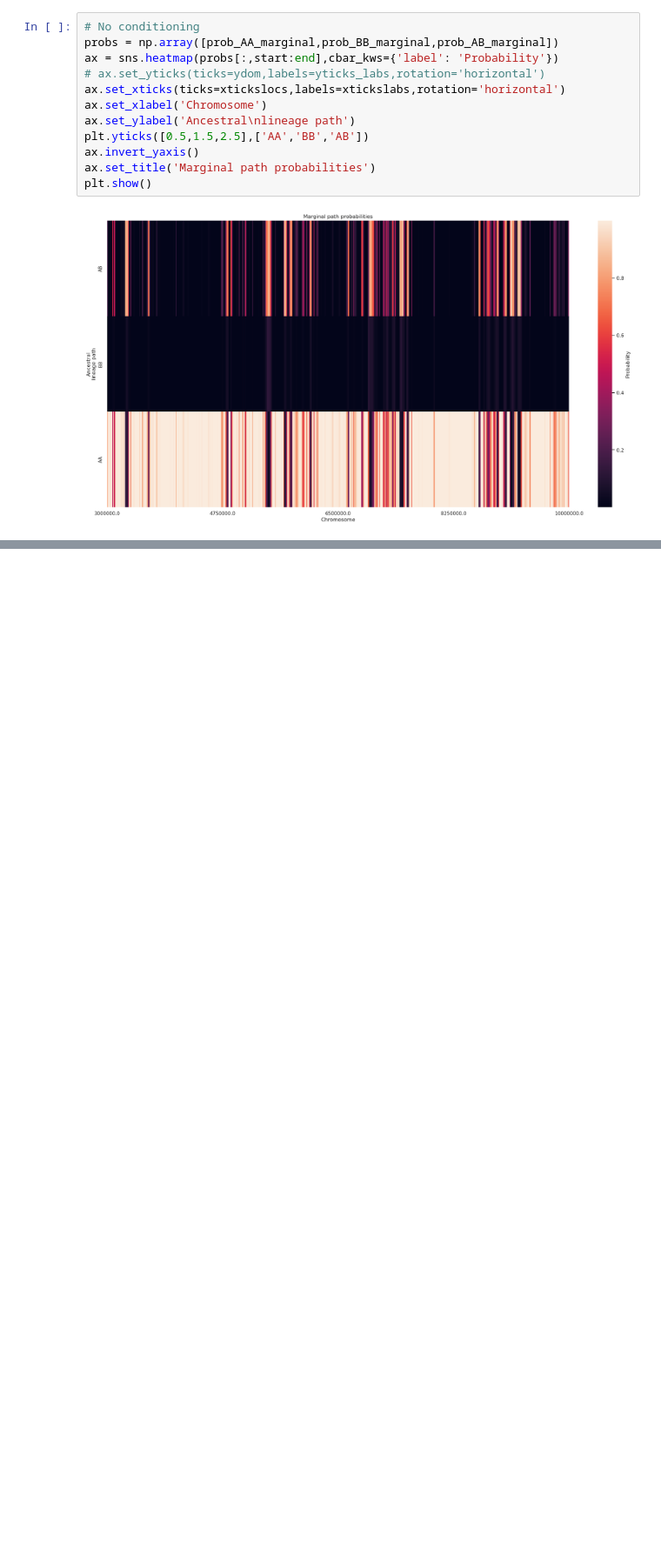
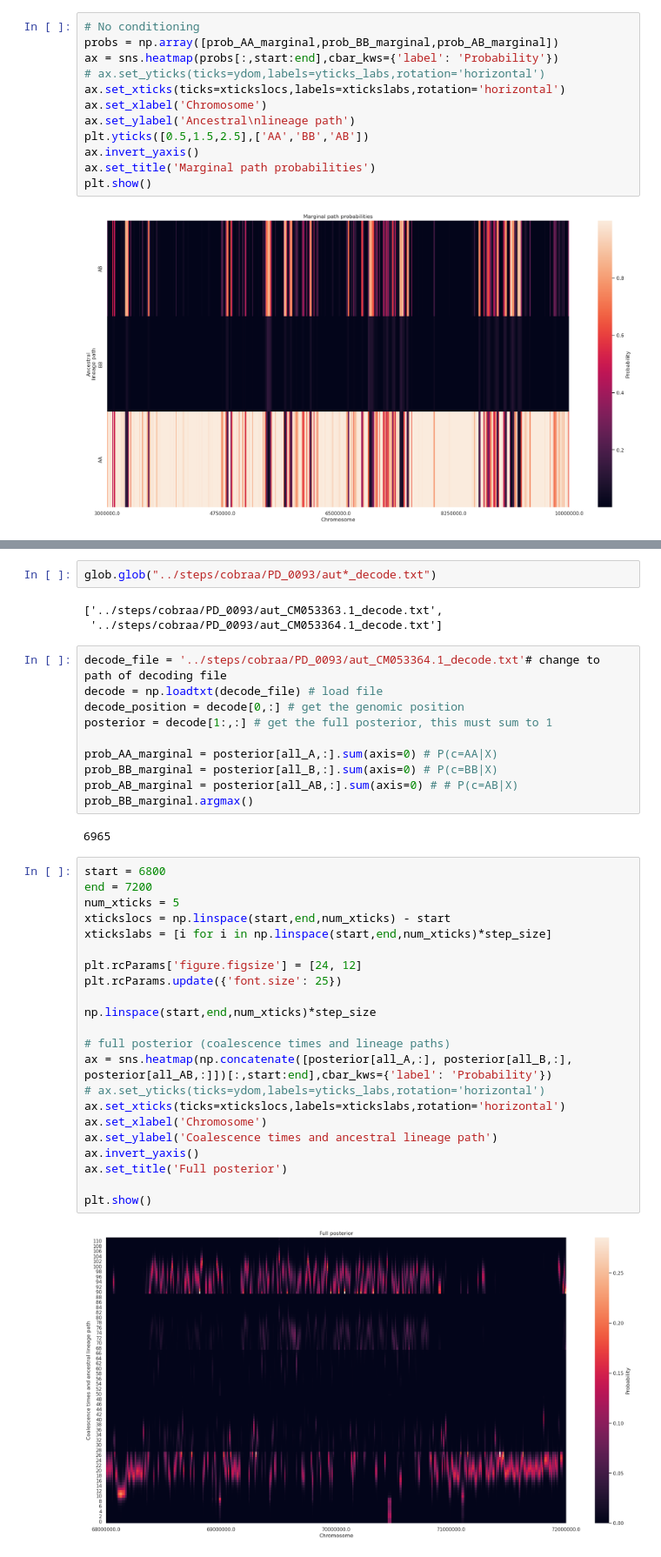
Before and after one commit to erikfogh/selection_primates, a Jupyter notebook: notebooks/cobraa01_one_sample_visuals.ipynb, the cells around one changed output, grey strips where cells are left out. Shown at 87% size. Drawn from its saved outputs; the diff is of its cells as text; blank space fills up the shorter version.

Commit message:
Cobraa investigation

```diff
--- a/notebooks/cobraa01_one_sample_visuals.ipynb
+++ b/notebooks/cobraa01_one_sample_visuals.ipynb
@@ -575,0 +593,41 @@ Also report the variables of interest.
+# %%
+glob.glob("../steps/cobraa/PD_0093/aut*_decode.txt")
+# %% [output]
+['../steps/cobraa/PD_0093/aut_CM053363.1_decode.txt',
+ '../steps/cobraa/PD_0093/aut_CM053364.1_decode.txt']
+# %%
+decode_file = '../steps/cobraa/PD_0093/aut_CM053364.1_decode.txt'# change to path of decoding file
+decode = np.loadtxt(decode_file) # load file
+decode_position = decode[0,:] # get the genomic position
+posterior = decode[1:,:] # get the full posterior, this must sum to 1
+
+prob_AA_marginal = posterior[all_A,:].sum(axis=0) # P(c=AA|X)
+prob_BB_marginal = posterior[all_B,:].sum(axis=0) # P(c=BB|X)
+prob_AB_marginal = posterior[all_AB,:].sum(axis=0) # # P(c=AB|X)
+prob_BB_marginal.argmax()
+# %% [output]
+6965
+# %%
+start = 6800
+end = 7200
+num_xticks = 5
+xtickslocs = np.linspace(start,end,num_xticks) - start
+xtickslabs = [i for i in np.linspace(start,end,num_xticks)*step_size]
+
+plt.rcParams['figure.figsize'] = [24, 12]
+plt.rcParams.update({'font.size': 25})
+
+np.linspace(start,end,num_xticks)*step_size
+
+# full posterior (coalescence times and lineage paths)
+ax = sns.heatmap(np.concatenate([posterior[all_A,:], posterior[all_B,:], posterior[all_AB,:]])[:,start:end],cbar_kws={'label': 'Probability'})
+# ax.set_yticks(ticks=ydom,labels=yticks_labs,rotation='horizontal')
+ax.set_xticks(ticks=xtickslocs,labels=xtickslabs,rotation='horizontal')
+ax.set_xlabel('Chromosome')
+ax.set_ylabel('Coalescence times and ancestral lineage path')
+ax.invert_yaxis()
+ax.set_title('Full posterior')
+
+plt.show()
+# %% [output]
+[figure, added]
```
Also changed, not shown: parts of 10 cells of this notebook, 4 other files.
